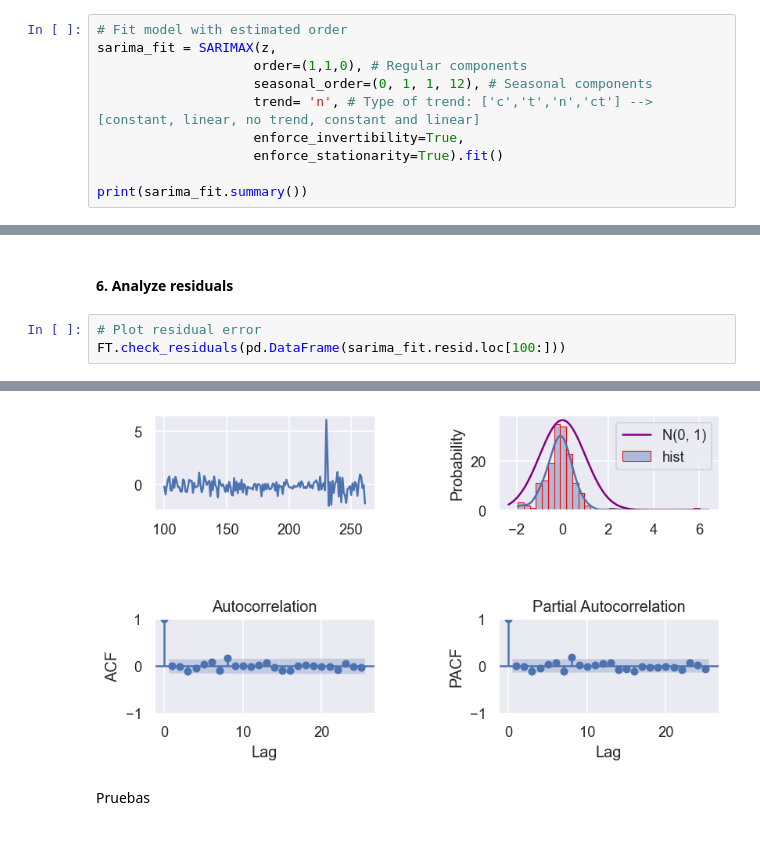
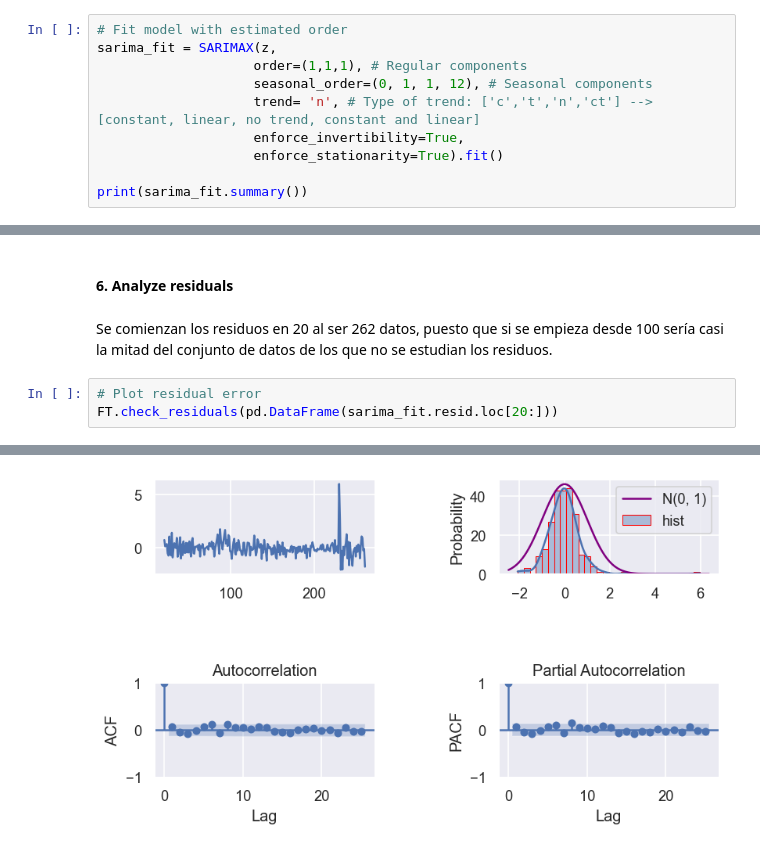
Before and after one commit to juanls1/Assignment2_ML, a Jupyter notebook: ML_Assignment2.ipynb, the cells around one changed output, grey strips where cells are left out. Cells and saved outputs as stored; diff of their text form.

```diff
--- a/ML_Assignment2.ipynb
+++ b/ML_Assignment2.ipynb
@@ -154,7 +171,7 @@ It seems necessary an autorregresive model (1,1,0) or an ARMA (1,1,1) for the re
 # %%
 # Fit model with estimated order
 sarima_fit = SARIMAX(z,
-                    order=(1,1,0), # Regular components
+                    order=(1,1,1), # Regular components
                     seasonal_order=(0, 1, 1, 12), # Seasonal components
                     trend= 'n', # Type of trend: ['c','t','n','ct'] --> [constant, linear, no trend, constant and linear]
                     enforce_invertibility=True,
@@ -181,8 +198,10 @@ Warnings:
 [1] Covariance matrix calculated using the outer product of gradients (complex-step).
 # %% [markdown]
 #### 6. Analyze residuals
+# %% [markdown]
+Se comienzan los residuos en 20 al ser 262 datos, puesto que si se empieza desde 100 sería casi la mitad del conjunto de datos de los que no se estudian los residuos.
 # %%
 # Plot residual error
-FT.check_residuals(pd.DataFrame(sarima_fit.resid.loc[100:]))
+FT.check_residuals(pd.DataFrame(sarima_fit.resid.loc[20:]))
 # %% [output]
 Ljung-Box test of residuals:
@@ -191,3 +210 @@ Ljung-Box test of residuals:
-[figure, old version]
+[figure, new version]
-# %% [markdown]
-Pruebas
```
Also changed, not shown: parts of 6 cells of this notebook.
